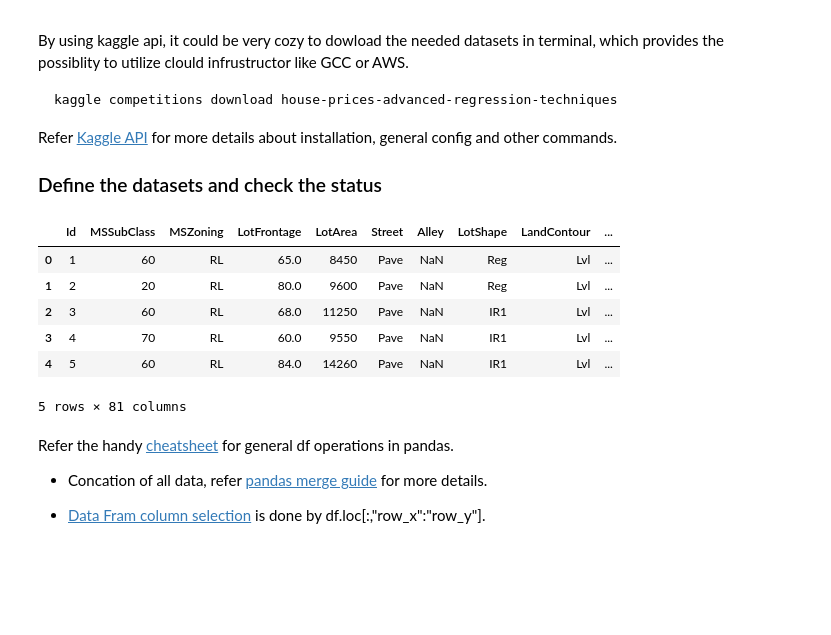
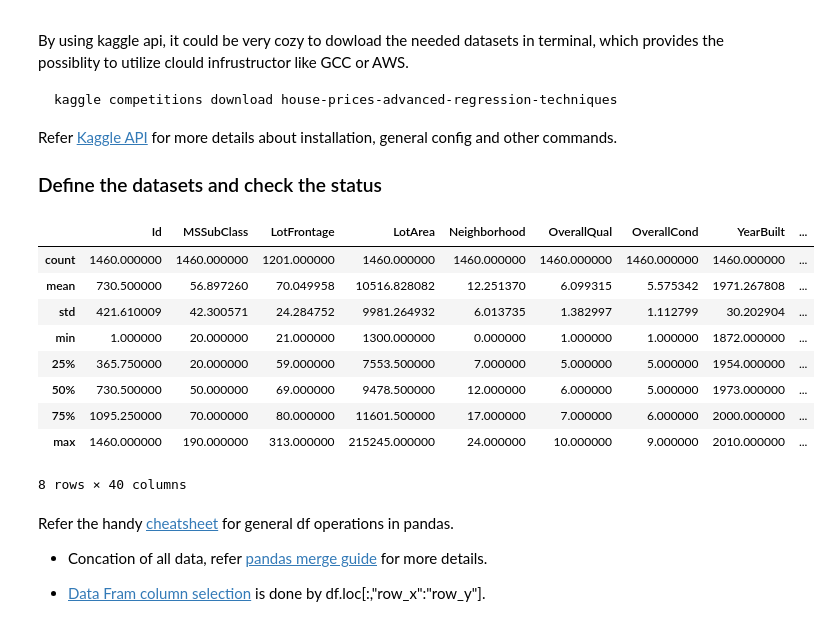
Before and after one commit to monkeyxite/kaggle, a Jupyter notebook: regularized-linear-models/regularized-linear-models.ipynb, the cells around one changed output. Saved outputs shown, nothing was run; the diff lists cells and outputs as text; code cells hidden in the pictures; blank space fills up the shorter version.

```diff
--- a/regularized-linear-models/regularized-linear-models.ipynb
+++ b/regularized-linear-models/regularized-linear-models.ipynb
@@ -58,14 +60,18 @@ train = pd.read_csv(path+"train.csv")
 test = pd.read_csv(path+"test.csv")
 # %%
 train.head()
+train.describe()
 # %% [output]
-|  | Id | MSSubClass | MSZoning | LotFrontage | LotArea | Street | Alley | LotShape | LandContour | ... |
-| 0 | 1 | 60 | RL | 65.0 | 8450 | Pave | NaN | Reg | Lvl | ... |
-| 1 | 2 | 20 | RL | 80.0 | 9600 | Pave | NaN | Reg | Lvl | ... |
-| 2 | 3 | 60 | RL | 68.0 | 11250 | Pave | NaN | IR1 | Lvl | ... |
-| 3 | 4 | 70 | RL | 60.0 | 9550 | Pave | NaN | IR1 | Lvl | ... |
-| 4 | 5 | 60 | RL | 84.0 | 14260 | Pave | NaN | IR1 | Lvl | ... |
+|  | Id | MSSubClass | LotFrontage | LotArea | Neighborhood | OverallQual | OverallCond | YearBuilt | ... |
+| count | 1460.000000 | 1460.000000 | 1201.000000 | 1460.000000 | 1460.000000 | 1460.000000 | 1460.000000 | 1460.000000 | ... |
+| mean | 730.500000 | 56.897260 | 70.049958 | 10516.828082 | 12.251370 | 6.099315 | 5.575342 | 1971.267808 | ... |
+| std | 421.610009 | 42.300571 | 24.284752 | 9981.264932 | 6.013735 | 1.382997 | 1.112799 | 30.202904 | ... |
+| min | 1.000000 | 20.000000 | 21.000000 | 1300.000000 | 0.000000 | 1.000000 | 1.000000 | 1872.000000 | ... |
+| 25% | 365.750000 | 20.000000 | 59.000000 | 7553.500000 | 7.000000 | 5.000000 | 5.000000 | 1954.000000 | ... |
+| 50% | 730.500000 | 50.000000 | 69.000000 | 9478.500000 | 12.000000 | 6.000000 | 5.000000 | 1973.000000 | ... |
+| 75% | 1095.250000 | 70.000000 | 80.000000 | 11601.500000 | 17.000000 | 7.000000 | 6.000000 | 2000.000000 | ... |
+| max | 1460.000000 | 190.000000 | 313.000000 | 215245.000000 | 24.000000 | 10.000000 | 9.000000 | 2010.000000 | ... |
-5 rows × 81 columns
+8 rows × 40 columns
 # %% [markdown]
 Refer the handy [cheatsheet](http://pandas.pydata.org/Pandas_Cheat_Sheet.pdf) for general df operations in pandas.
 
```
Also changed, not shown: parts of 8 cells of this notebook.
